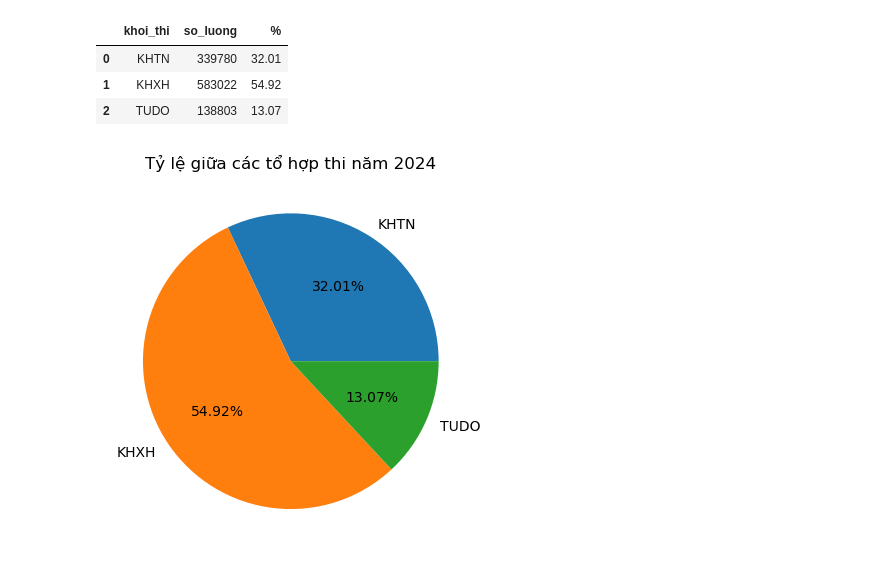
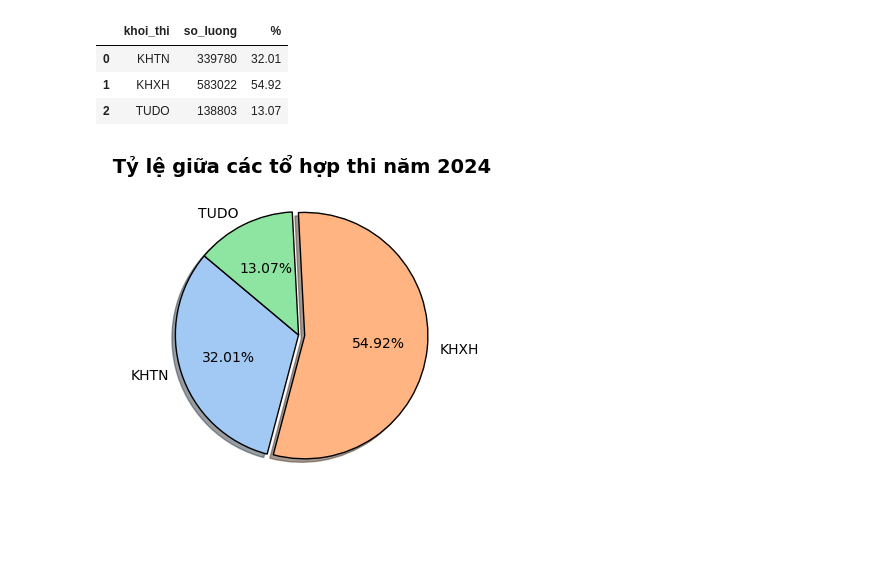
Before and after one commit to nmkhan9/Test_score_analysis-22-23-24-, a Jupyter notebook: Test_Score_Analysis_22_23_24.ipynb, the cells around one changed output. Drawn from its saved outputs; the diff is of its cells as text; code cells hidden in the pictures; blank space fills up the shorter version.

```diff
--- a/Test_Score_Analysis_22_23_24.ipynb
+++ b/Test_Score_Analysis_22_23_24.ipynb
@@ -720,15 +732,27 @@ thi_sinh
 | 7 | dia_li | 704682 |
 | 8 | gdcd | 583609 |
 # %%
-plt.figure(figsize=(12,5))
-ax=sns.barplot(
+
+plt.figure(figsize=(12, 5))
+sns.set_style("whitegrid")
+
+colors = sns.color_palette("coolwarm", len(thi_sinh))
+
+ax = sns.barplot(
     data=thi_sinh,
     x='mon',
-    y='so_luong'
+    y='so_luong',
+    palette=colors,
+    edgecolor="black"
 )
-plt.title('Số lượng thí sính thi từng môn')
-plt.xlabel('Môn thi')
-plt.ylabel('Số lượng thí sinh')
-plt.bar_label(ax.containers[0],fmt='%.0f')
+
+ax.bar_label(ax.containers[0], fmt='%.0f', fontsize=12, padding=5, color="black", fontweight="bold")
+
+plt.title('Số lượng thí sinh thi từng môn', fontsize=14, fontweight='bold', color="#333")
+plt.xlabel('Môn thi', fontsize=12, fontweight='bold', color="#555")
+plt.ylabel('Số lượng thí sinh', fontsize=12, fontweight='bold', color="#555")
+
+plt.xticks(rotation=15, fontsize=11)
+
 plt.show()
 # %% [output]
@@ -770,13 +794,23 @@ test_24
 | 1 | KHXH | 583022 | 54.92 |
 | 2 | TUDO | 138803 | 13.07 |
 # %%
+colors = sns.color_palette("pastel")
+explode = [0.05 if x == max(test_24['so_luong']) else 0 for x in test_24['so_luong']]
+
+plt.figure(figsize=(4, 4))
 plt.pie(
     data=test_24,
     x='so_luong',
     labels='khoi_thi',
-    autopct='%1.2f%%'
+    autopct='%1.2f%%',
+    startangle=140,
+    colors=colors,
+    explode=explode,
+    shadow=True,
+    wedgeprops={'edgecolor': 'black'}
 )
-plt.title('Tỷ lệ giữa các tổ hợp thi năm 2024')
+
+plt.title(' Tỷ lệ giữa các tổ hợp thi năm 2024', fontsize=14, fontweight='bold')
 plt.show()
 # %% [output]
-[figure, old version]
+[figure, new version]
```
Also changed, not shown: parts of 8 cells of this notebook.
